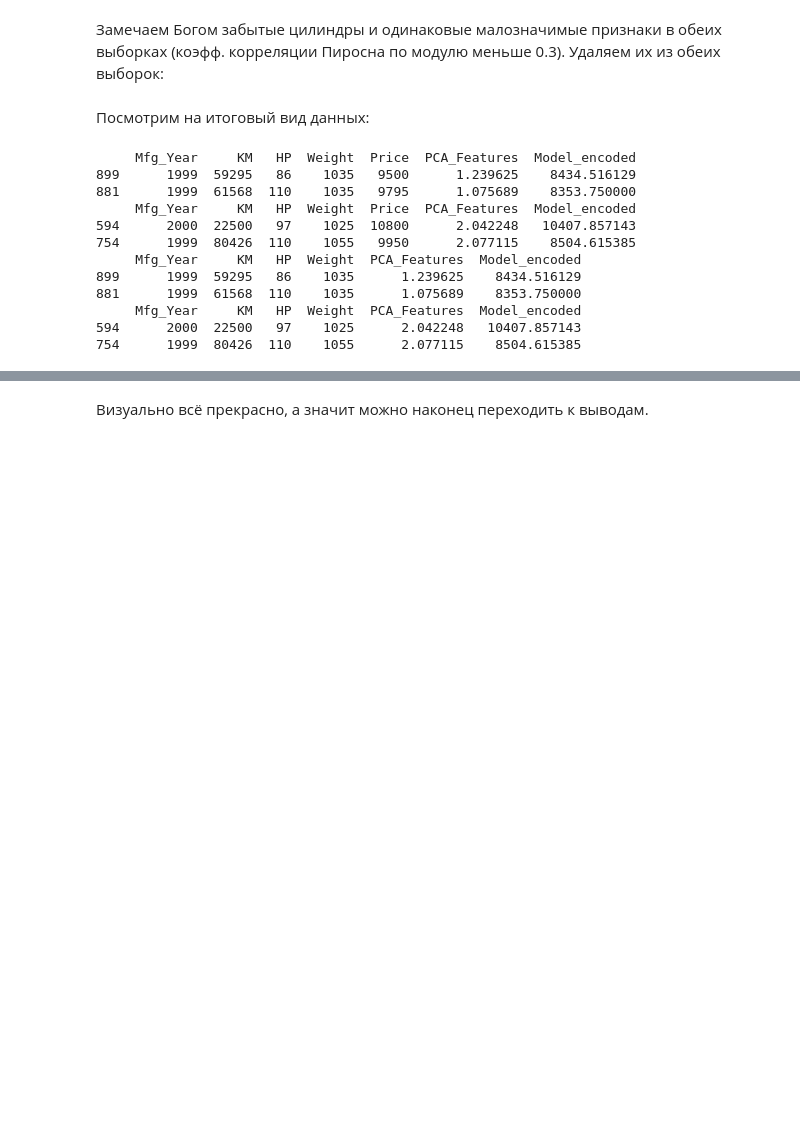
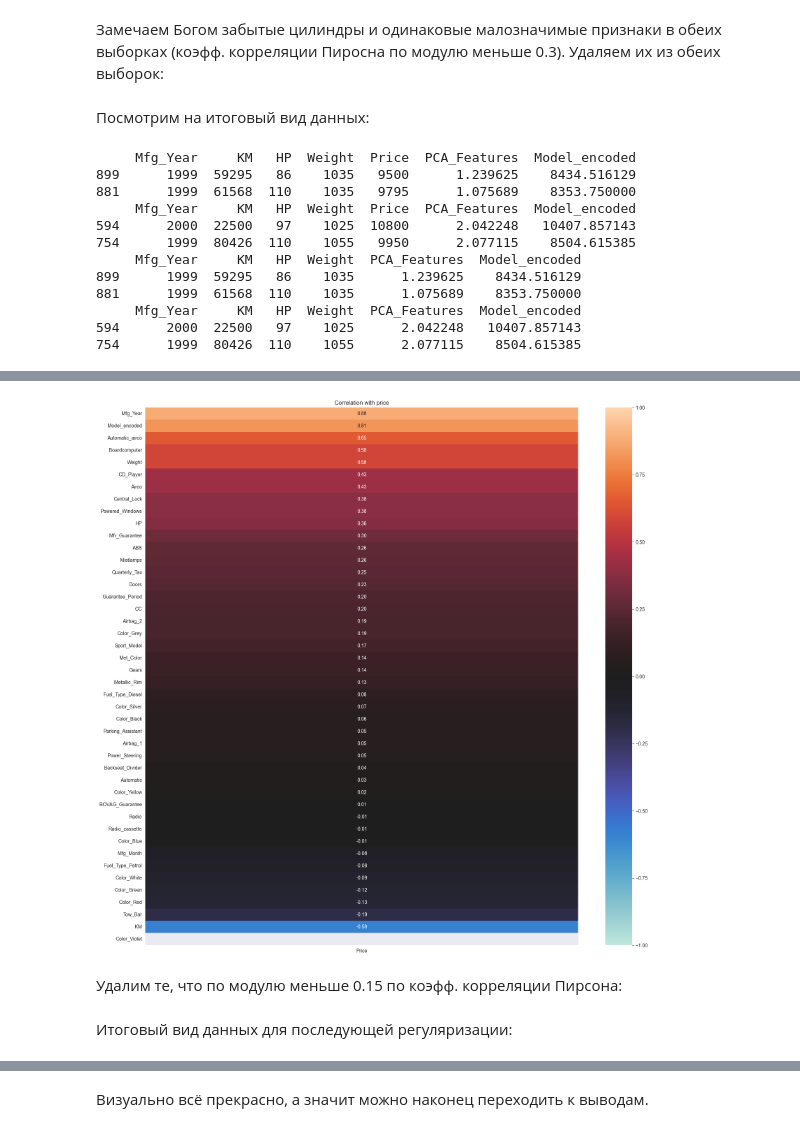
Before and after one commit to topj0bstule/ML_Course, a Jupyter notebook: hw04_/hw04_notebook.ipynb, the cells around one changed output, grey strips where cells are left out. Drawn from its saved outputs; the diff is of its cells as text; code cells hidden in the pictures; blank space fills up the shorter version.

```diff
--- a/hw04_/hw04_notebook.ipynb
+++ b/hw04_/hw04_notebook.ipynb
@@ -499,0 +540,16 @@ print(X_test.head(2))
+# %%
+corr_with_price = test_df_reg.corr()['Price'].sort_values(ascending=False)
+plt.figure(figsize=(20,20))
+fig = sns.heatmap(
+    corr_with_price.drop('Price').to_frame(),
+    annot=True,
+    center=0, vmin=-1, vmax=1,
+    cbar=True,
+    fmt='.2f'
+)
+plt.title('Correlation with price')
+plt.show()
+# %% [output]
+[figure, added]
+# %% [markdown]
+Удалим те, что по модулю меньше 0.15 по коэфф. корреляции Пирсона:
@@ -499,0 +563,2 @@ print(X_test.head(2))
+# %% [markdown]
+Итоговый вид данных для последующей регуляризации:
```
Also changed, not shown: parts of 29 cells of this notebook.
